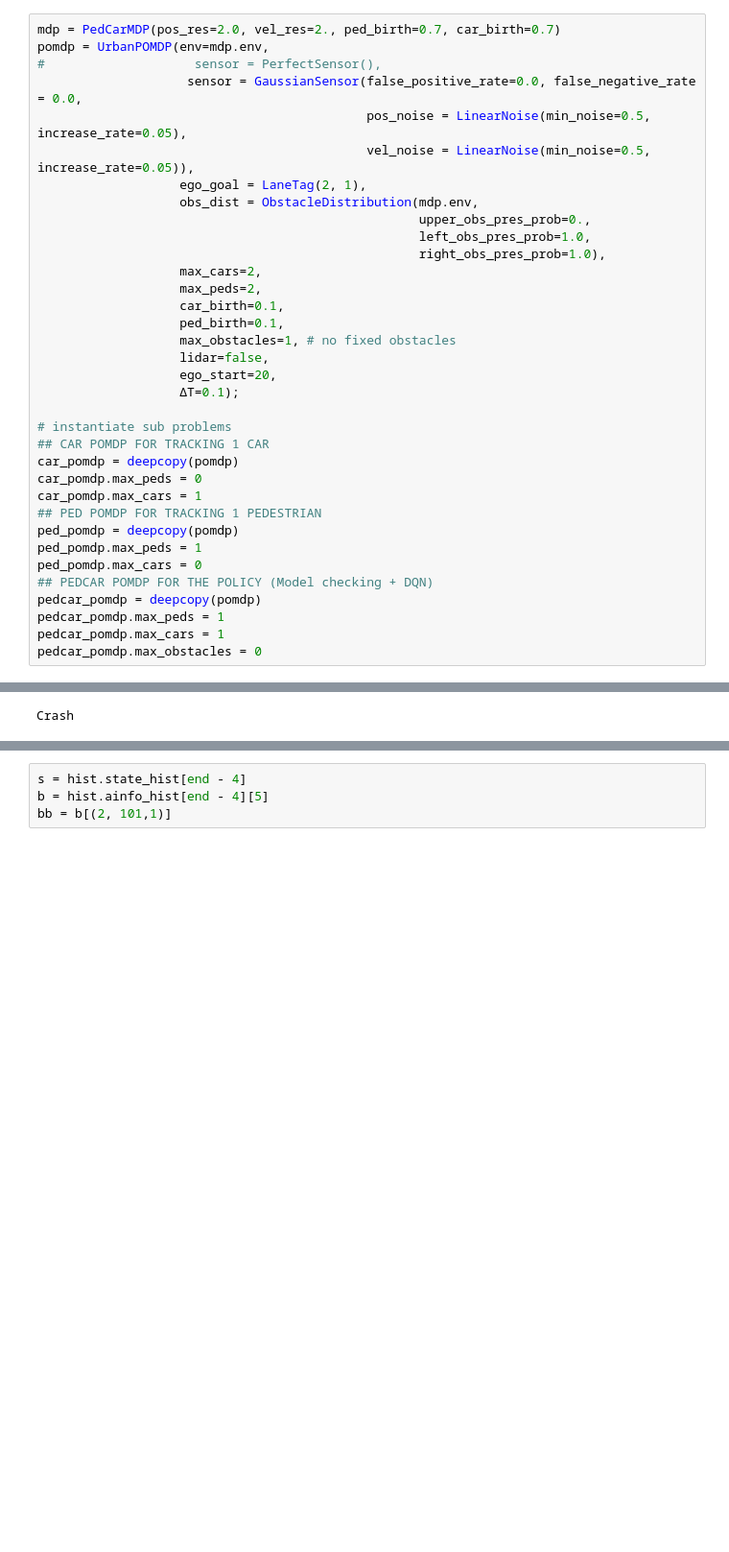
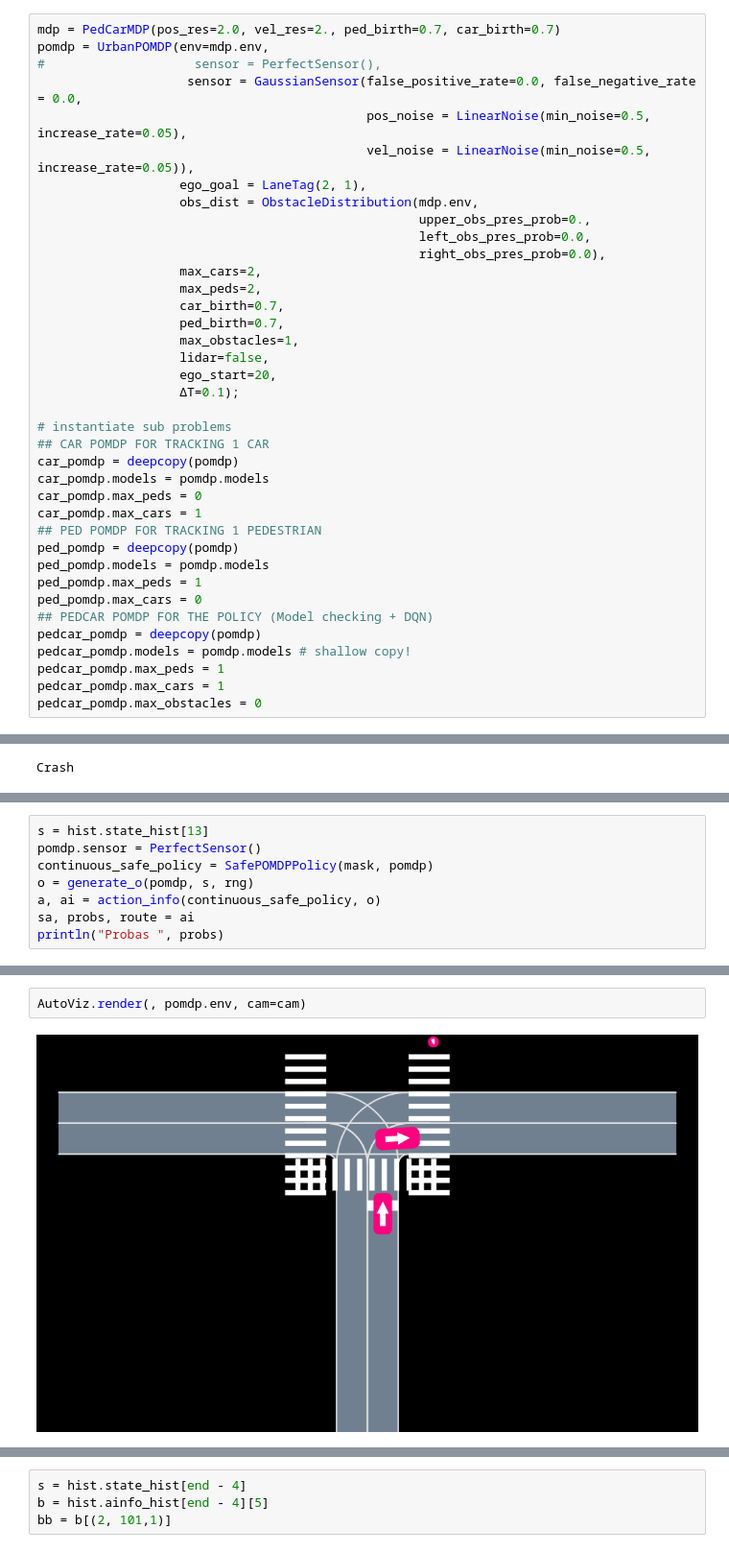
Before and after one commit to sisl/AutomotiveSafeRL, a Jupyter notebook: notebooks/decomposition2.ipynb, the cells around one changed output, grey strips where cells are left out. Shown at 96% size. Cells and saved outputs as stored; diff of their text form; blank space fills up the shorter version.

```diff
--- a/notebooks/decomposition2.ipynb
+++ b/notebooks/decomposition2.ipynb
@@ -68,13 +72,13 @@ pomdp = UrbanPOMDP(env=mdp.env,
                    ego_goal = LaneTag(2, 1),
                    obs_dist = ObstacleDistribution(mdp.env,
                                                    upper_obs_pres_prob=0.,
-                                                   left_obs_pres_prob=1.0,
-                                                   right_obs_pres_prob=1.0),
+                                                   left_obs_pres_prob=0.0,
+                                                   right_obs_pres_prob=0.0),
                    max_cars=2,
                    max_peds=2,
-                   car_birth=0.1,
-                   ped_birth=0.1,
-                   max_obstacles=1, # no fixed obstacles
+                   car_birth=0.7,
+                   ped_birth=0.7,
+                   max_obstacles=1,
                    lidar=false,
                    ego_start=20,
                    ΔT=0.1);
@@ -82,14 +86,17 @@ pomdp = UrbanPOMDP(env=mdp.env,
 # instantiate sub problems
 ## CAR POMDP FOR TRACKING 1 CAR
 car_pomdp = deepcopy(pomdp)
+car_pomdp.models = pomdp.models
 car_pomdp.max_peds = 0
 car_pomdp.max_cars = 1
 ## PED POMDP FOR TRACKING 1 PEDESTRIAN
 ped_pomdp = deepcopy(pomdp)
+ped_pomdp.models = pomdp.models
 ped_pomdp.max_peds = 1
 ped_pomdp.max_cars = 0
 ## PEDCAR POMDP FOR THE POLICY (Model checking + DQN)
 pedcar_pomdp = deepcopy(pomdp)
+pedcar_pomdp.models = pomdp.models # shallow copy!
 pedcar_pomdp.max_peds = 1
 pedcar_pomdp.max_cars = 1
 pedcar_pomdp.max_obstacles = 0
@@ -242,0 +232,8 @@ Frames{MIME{Symbol("image/png")}}("/tmp/tmpUjg30r", 0x0000000000000020, 10.0, no
+# %%
+s = hist.state_hist[13]
+pomdp.sensor = PerfectSensor()
+continuous_safe_policy = SafePOMDPPolicy(mask, pomdp)
+o = generate_o(pomdp, s, rng)
+a, ai = action_info(continuous_safe_policy, o)
+sa, probs, route = ai
+println("Probas ", probs)
@@ -242,0 +316,4 @@ Frames{MIME{Symbol("image/png")}}("/tmp/tmpUjg30r", 0x0000000000000020, 10.0, no
+# %%
+AutoViz.render(, pomdp.env, cam=cam)
+# %% [output]
+[figure, added]
```
Also changed, not shown: parts of 29 cells of this notebook, 13 other files.
